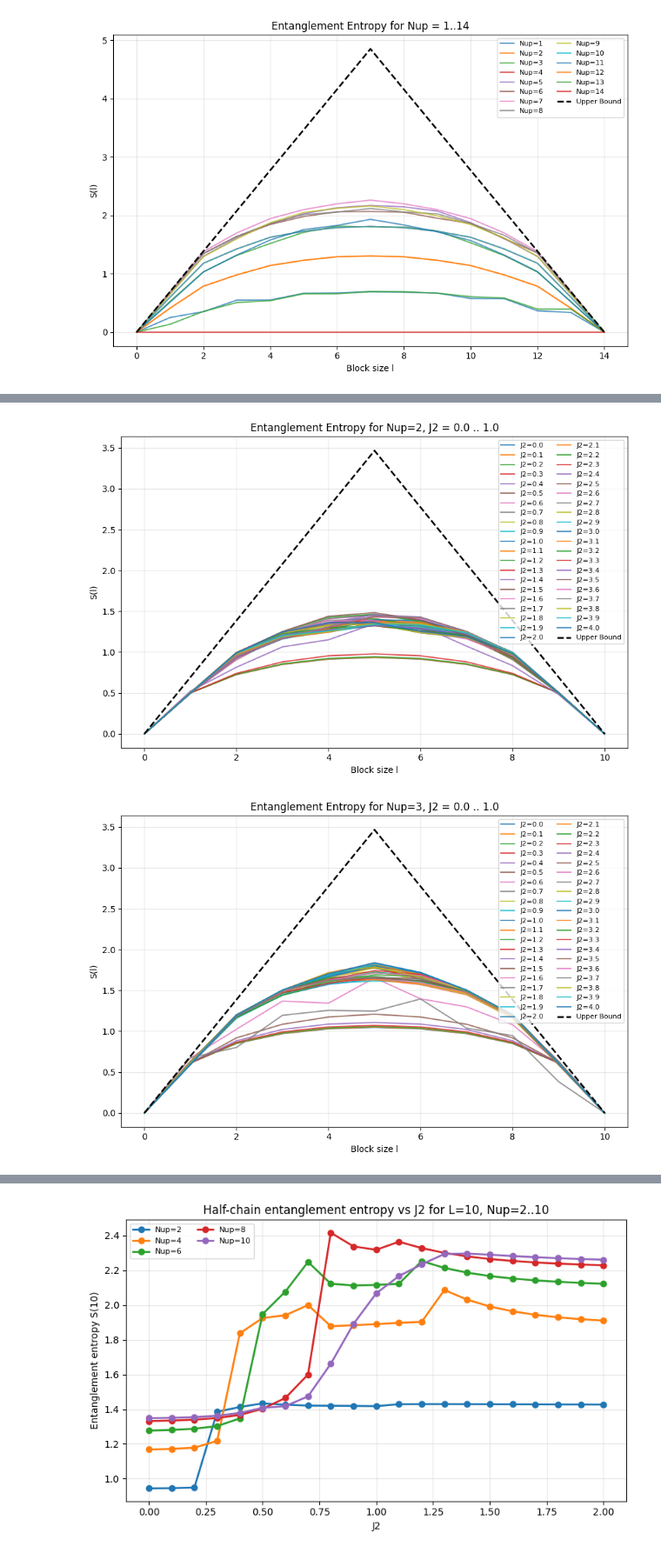
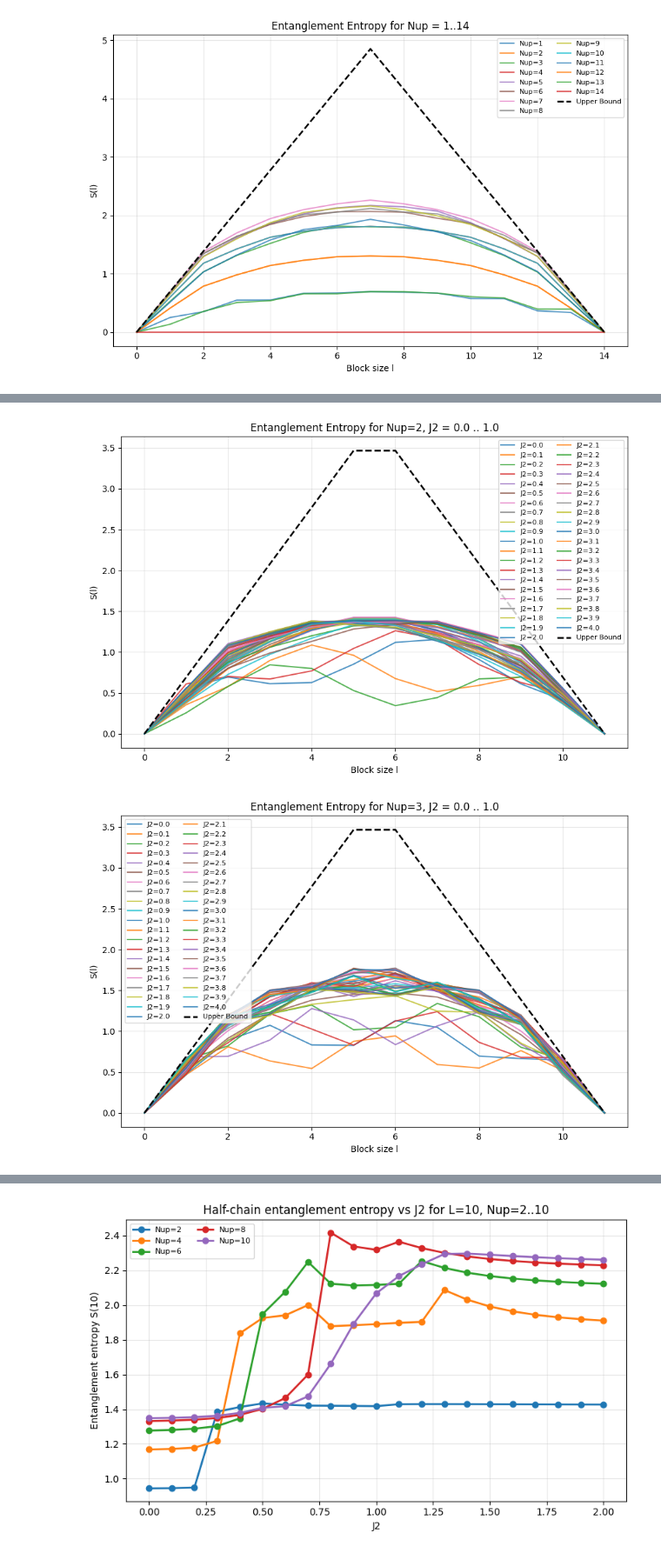
Before and after one commit to Matth3wc/HamiltonTrust_2026_Spin_Chains, a Jupyter notebook: santos_izmir2014_coding_exercises/exercises_refactored.ipynb, the cells around one changed output, grey strips where cells are left out. Shown at 87% size. Drawn from its saved outputs; the diff is of its cells as text; code cells hidden in the pictures.

```diff
--- a/santos_izmir2014_coding_exercises/exercises_refactored.ipynb
+++ b/santos_izmir2014_coding_exercises/exercises_refactored.ipynb
@@ -389,7 +389,7 @@ Ground state energy = -4.3611222954915050
 # %%
 # Demo 4: sweep J2 from 0 to 1 in steps of 0.1 and make one graph per Nup value.
 # Here J2 is used as the NNN XY coupling, with the NNN ZZ term kept at zero.
-L_j2 = 10
+L_j2 = 11
 Nup_j2_values = range(1, L_j2 + 1)
 J2_values = np.round(np.arange(0.0, 4.0 + 1e-9, 0.1), 1)
 
@@ -422,2 +422,2 @@ for Nup_j2 in Nup_j2_values:
-[figure, old version]
+[figure, new version]
-[figure, old version]
+[figure, new version]
```
Also changed, not shown: parts of 1 cell of this notebook, 19 other files.
